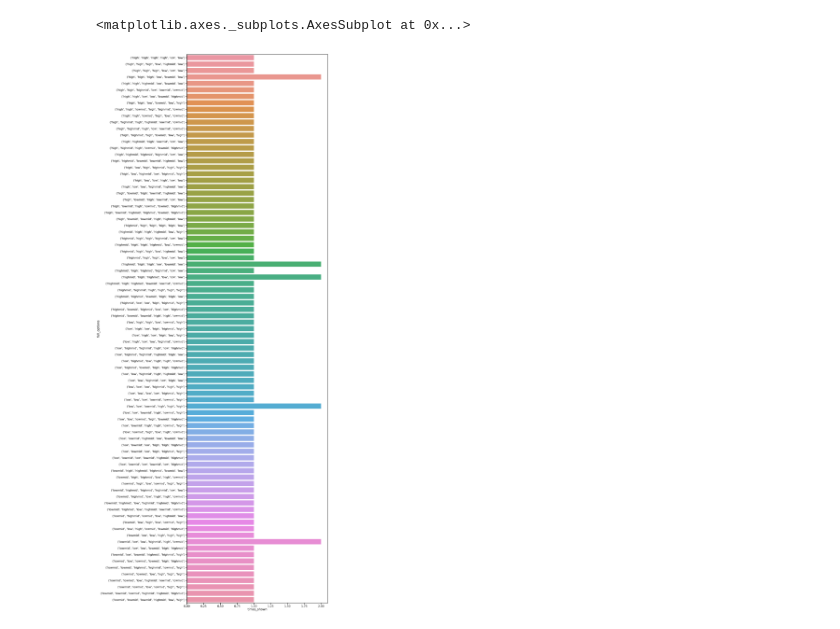
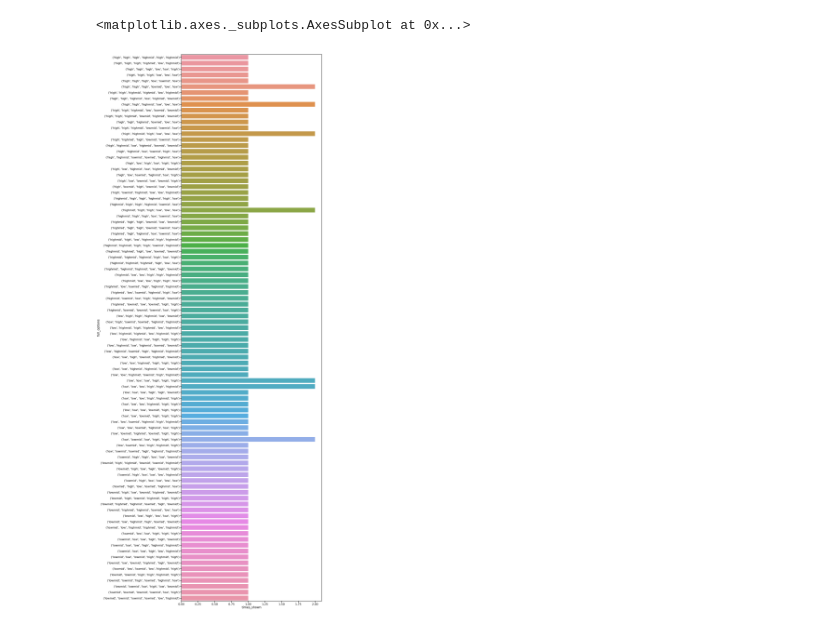
Before and after one commit to boomsbloom/boomsbloom.github.io, a Jupyter notebook: lab_notebooks/multidim_taskdesign.ipynb, the cells around one changed output. Saved outputs shown, nothing was run; the diff lists cells and outputs as text; code cells hidden in the pictures.

Commit message:
multidim simulations added

```diff
--- a/lab_notebooks/multidim_taskdesign.ipynb
+++ b/lab_notebooks/multidim_taskdesign.ipynb
@@ -139,0 +303,25 @@ learn_data = pd.DataFrame.from_dict(learn_data)
+# %%
+# number of simulations to run per noise level and strategy
+n_sims = 50
+
+# level of noise to add to the decision making process
+sim_noise_levels = [0,0.25,0.5,0.75,1]
+
+# strategy to follow
+strategies = ["random","delta_value","within_value"]
+
+sim_test_data, sim_test_trials = [], []
+for sim in range(n_sims):
+    for strategy in strategies:
+        for sim_noise in sim_noise_levels:
+            t_data, tt_data = simTestingPhase(n_trials=100,
+                                              sim_number=sim,
+                                              n_dv_bins=11,
+                                              sim_noise=sim_noise,
+                                              learning_strategy=strategy)
+            sim_test_data.append(t_data)
+            sim_test_trials.append(tt_data)
+sim_test_data = pd.concat(sim_test_data)
+sim_test_trials = pd.concat(sim_test_trials)
+sim_test_data.to_csv("multidim_simulated_data.csv")
+sim_test_data.head()
@@ -223,8 +396,8 @@ sns.distplot(testing_trials['delta_value'],bins=bins)
 # %%
 f, ax = plt.subplots(1,1,figsize=(20,80))
-testing_combinations = testing_trials.groupby(['option1','option2']).size().reset_index(name="times_shown")
+testing_combinations = sim_test_trials.groupby(['option1','option2']).size().reset_index(name="times_shown")
 testing_combinations['full_options'] = testing_combinations['option1']+testing_combinations['option2']
 sns.barplot(x="times_shown",y="full_options",data=testing_combinations)
 # %% [output]
 <matplotlib.axes._subplots.AxesSubplot at 0x...>
-[figure, old version]
+[figure, new version]
```
Also changed, not shown: parts of 27 cells of this notebook, 1 other file.
